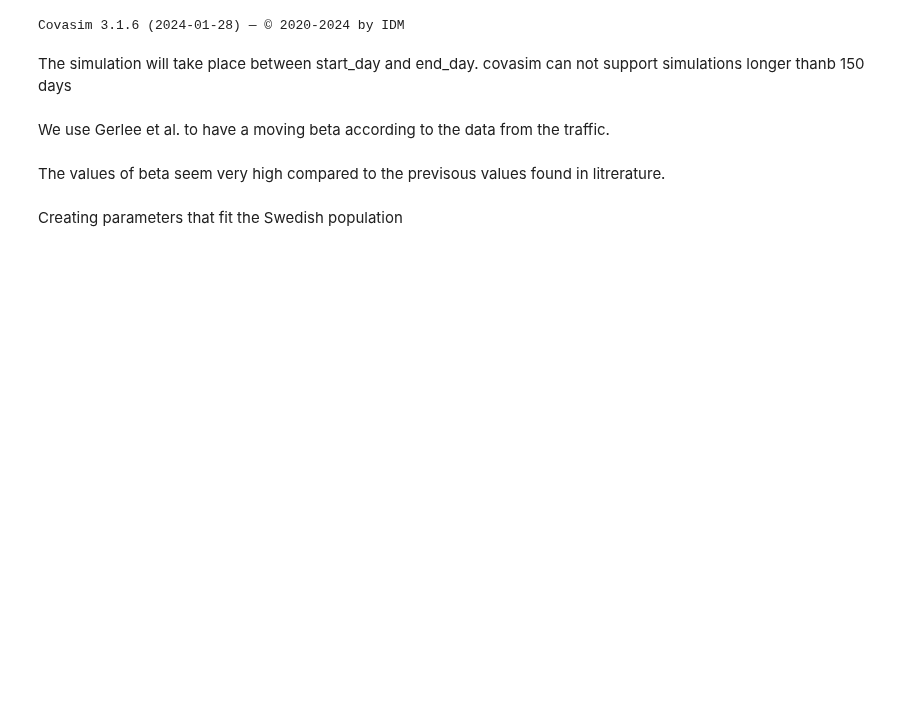
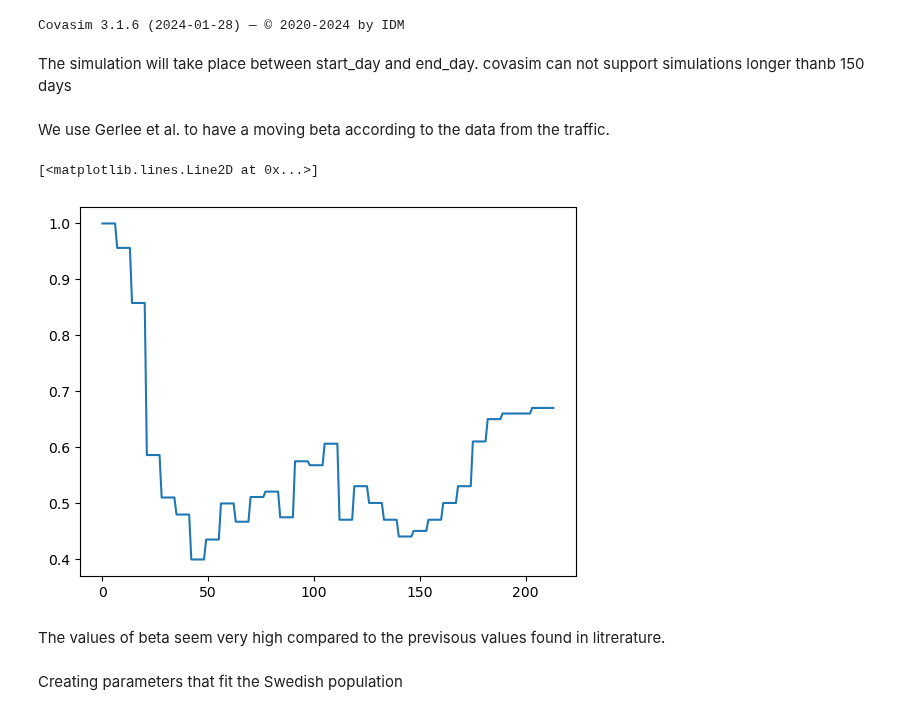
Before and after one commit to gregoirebechade/covid_internship, a Jupyter notebook: 00_data_synthesis.ipynb, the cells around one changed output. Drawn from its saved outputs; the diff is of its cells as text; code cells hidden in the pictures; blank space fills up the shorter version.

```diff
--- a/00_data_synthesis.ipynb
+++ b/00_data_synthesis.ipynb
@@ -12,7 +12,7 @@ Covasim 3.1.6 (2024-01-28) — © 2020-2024 by IDM
 The simulation will take place between start_day and end_day. covasim can not support simulations longer thanb 150 days
 # %%
 start_day = '2020-03-02'
-end_day   = '2020-07-01'
+end_day   = '2020-10-01'
 date_range = pd.date_range(start=start_day, end=end_day, freq='D')
 all_days = cv.date_range(start_day, end_day)
 beta_initial=0.015
@@ -74,6 +74,13 @@ betas = [ 4.11 + 6.68 * mob for mob in floatmobility]
 betas_by_week=np.array([betas[i//7] for i in range(len(all_days))])
 # coeff_betas=[betas_by_week[i+1]/betas_by_week[i] for i in range(len(betas_by_week)-1)]
 coeff_betas=[betas_by_week[i]/beta_initial for i in range(len(betas_by_week))]
+# %%
+coef_mobility=[1+floatmobility[i] for i in range(len(floatmobility))]
+coef_mobility_by_week=np.array([coef_mobility[i//7] for i in range(len(all_days))])
+plt.plot(coef_mobility_by_week)
+# %% [output]
+[<matplotlib.lines.Line2D at 0x...>]
+[figure, added]
 # %%
 # storing the mobility in a csv file
 store_mobility=False
```
Also changed, not shown: parts of 7 cells of this notebook, 1 other file.
